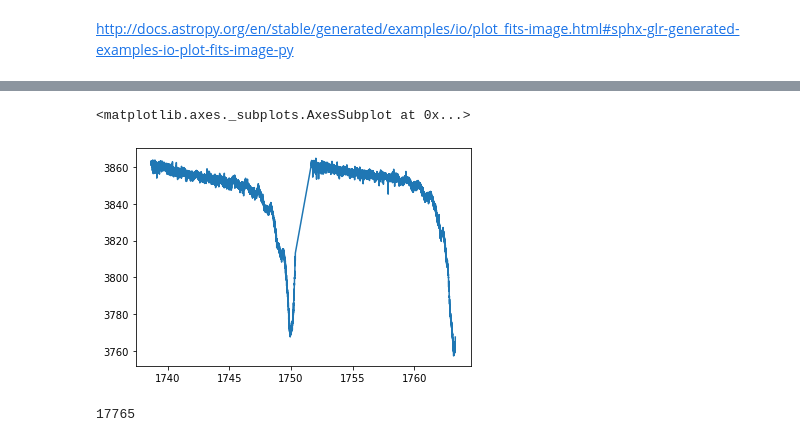
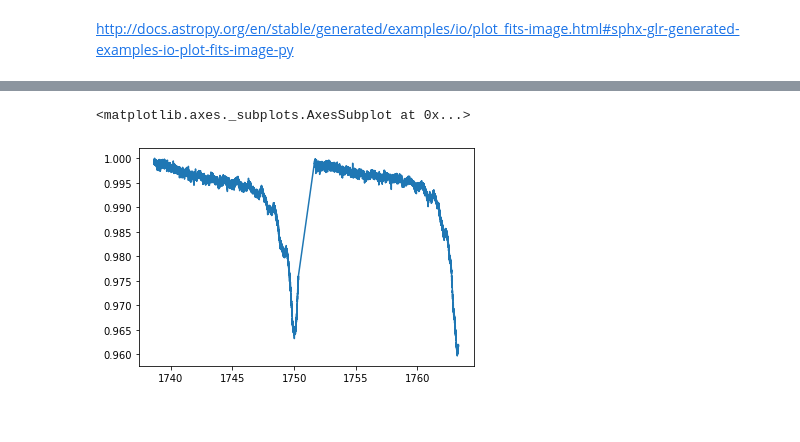
Before and after one commit to glennkroegel/pytorch-starlightcurves, a Jupyter notebook: tess_analysis.ipynb, the cells around one changed output, grey strips where cells are left out. Saved outputs shown, nothing was run; the diff lists cells and outputs as text; code cells hidden in the pictures.

Commit message:
Processing of Tess data, and creating dataloaders

```diff
--- a/tess_analysis.ipynb
+++ b/tess_analysis.ipynb
@@ -28,2 +14,0 @@ FITS_rec([(1738.64698987,  2.7868573e-05, 368058,       nan,       nan,      nan
-# %%
-data = data.tolist()
@@ -39,0 +15,5 @@ for entry in data:
+# %%
+data = data.astype([(x, '<f8') for x in data.dtype.names])
+# %%
+sap_flux_o_err = data['SAP_FLUX']/data['SAP_FLUX_ERR'].astype('<f8')#.reshape(1,-1)
+sap_flux_o_err = sap_flux_o_err/np.nanmax(sap_flux_o_err)
@@ -40,9 +23,7 @@ for entry in data:
+# %%
+time = data['TIME'].astype('<f8')
 # %%
-sns.lineplot(x=ts, y=normalized)
+sns.lineplot(x=time, y=sap_flux_o_err)
 # %% [output]
 <matplotlib.axes._subplots.AxesSubplot at 0x...>
-[figure, old version]
+[figure, new version]
-# %%
-len(normalized)
-# %% [output]
-17765
```
Also changed, not shown: parts of 13 cells of this notebook, 4 other files.
